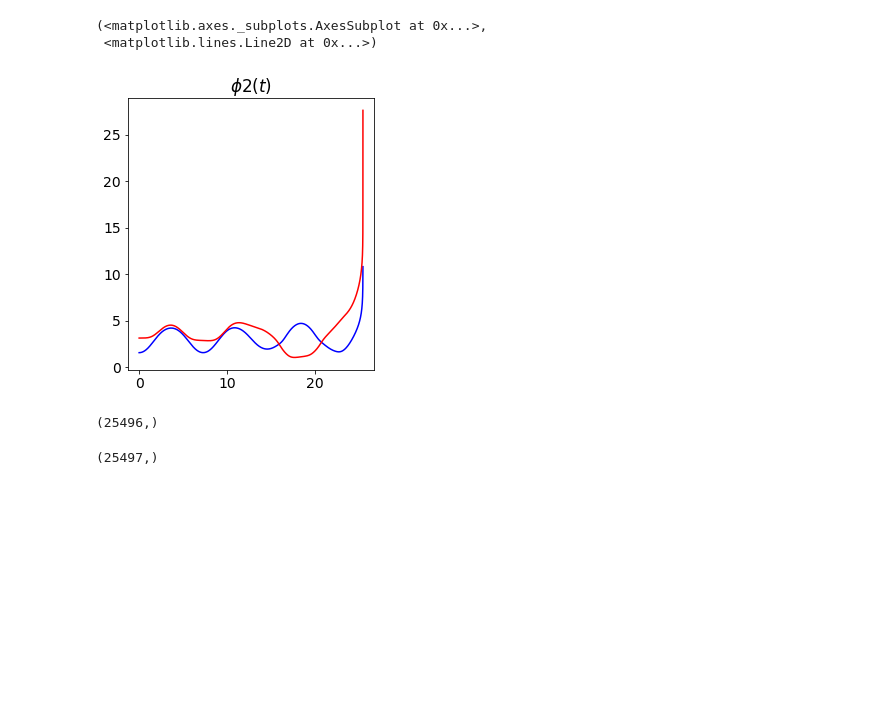
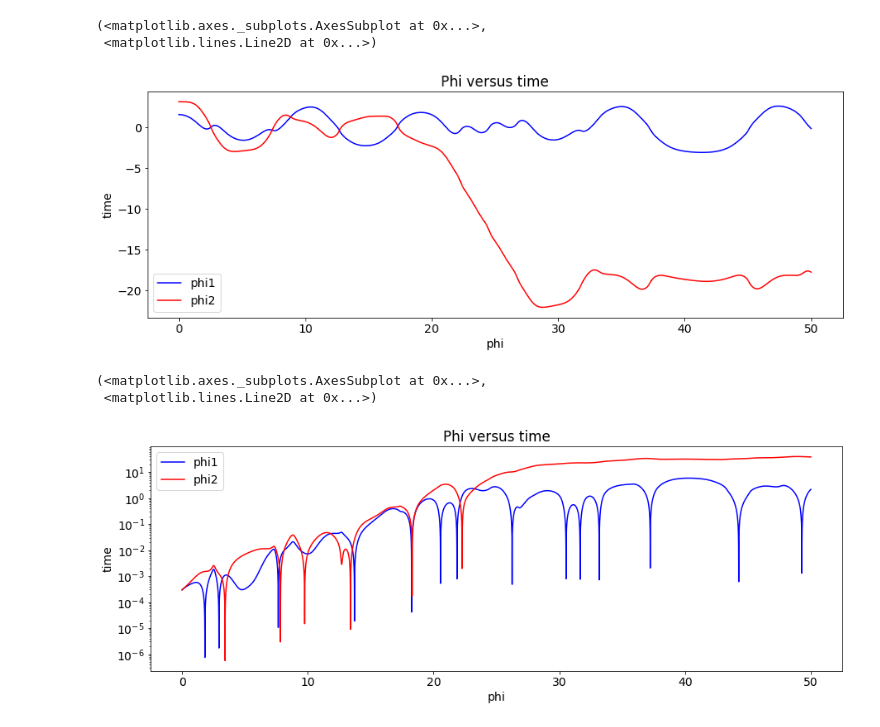
Before and after one commit to stamos12/5300_final, a Jupyter notebook: Double (And More) Pendulum.ipynb, the cells around one changed output. Saved outputs shown, nothing was run; the diff lists cells and outputs as text; code cells hidden in the pictures; blank space fills up the shorter version.

```diff
--- a/Double (And More) Pendulum.ipynb
+++ b/Double (And More) Pendulum.ipynb
@@ -38,37 +39,45 @@ class LagrangianPendulum():
         self.mass2 = mass2
 
     #numerator of the second derivative wrt time of phi1
+    #divided into parts
+    def num1a(self, h):
+        return(self.g*(2*self.mass+self.mass2)*np.sin(h))
+
+    def num1b(self, h, i, j,k):
+        return (self.g*self.mass2*np.sin(h-2*j))+(2*self.mass2*(self.L2*k**2 + self.L*i**2*np.cos(h-j))*np.sin(h-j))
+
+    def num1c(self):
+        return
+
     def num1(self, h, i, j, k): #h is the phi1, i is phi1_dot, j is phi2, and k is phi2_dot
 
-        return(self.g*(2*self.mass+self.mass2)*np.sin(h)+ \
-               self.g*self.mass2*np.sin(h-2*j)+ \
-               2*self.mass2*(self.L2*k**2 + self.L*i**2*np.cos(h-j))*np.sin(h-j))
+        return (self.num1a(h)+self.num1b(h,i,j,k))
 
     #denominator of the second derivative wrt time of phi1
     def den1(self, h, j):  #same h and j as above
 
-        return(1/(2*self.L*(self.mass + self.mass2 * np.sin(h-j)**2)))
+        return (-1/(2*self.L*(self.mass + self.mass2 * np.sin(h-j)**2)))
 
     #numerator of the second derivative wrt time of phi2
     def num2(self, h, i, j, k): #same as above
 
-        return(self.L*(self.mass + self.mass2)*i**2)+ (self.g*(self.mass + self.mass2)*np.cos(h))+ \
-              (self.L2 * self.mass2*k**2*np.cos(h-j)*np.sin(h-j))
+        return ((self.L*(self.mass + self.mass2)*i**2)+ (self.g*(self.mass + self.mass2)*np.cos(h))+ \
+              (self.L2 * self.mass2*k**2*np.cos(h-j)))*np.sin(h-j)
 
     #denominator of the secon derivative wrt time of phi2
     def den2(self, h, j): #same as above
 
-        return(1/(self.L2*(self.mass+self.mass2*np.sin(h-j)**2)))
+        return (1/(self.L2*(self.mass+self.mass2*np.sin(h-j)**2)))
 
     #num1 divided by den1
     def ratio1(self, h, i, j, k): #same variables as above, ratio of num1 to den1
 
-        return(self.num1(h, i, j, k) *self.den1(h, j))
+        return (self.num1(h, i, j, k) *self.den1(h, j))
 
     #num2 divided by den2
     def ratio2(self, h, i, j, k): #same variables as above, ratio fo num2 to den2
 
-        return(self.num2(h, i, j, k) * self.den2(h, j))
+        return (self.num2(h, i, j, k) * self.den2(h, j))
 
     def dy_dt(self, t, y):
         """
@@ -159,40 +168,31 @@ p1 = LagrangianPendulum(L=L, g=g, mass=mass, mass2 = mass2, L2 = L2)
 # %%
 # both plots: same initial conditions
 phi_0 = (0.5)*np.pi
 phi_dot_0 = 0.
 phi2_0 = (1.)*np.pi
 phi_dot2_0 = 0.
 phi, phi_dot, phi2, phi2_dot = p1.solve_ode(t_pts, phi_0, phi_dot_0, phi2_0, phi_dot2_0)
 
 
 # start the plot!
 fig = plt.figure(figsize=(15,5))
 
 # first plot: phi plot
-ax_a = fig.add_subplot(1,3,1)
+ax_a = fig.add_subplot(1,1,1)
 
 start, stop = start_stop_indices(t_pts, t_start, t_end)
 plot_y_vs_x(t_pts[start:stop], phi[start:stop],
-            axis_labels=None,
+            axis_labels=('phi', 'time'),
             color='blue',
-            label=None,
-            title=r'$\phi(t)$',
+            label= 'phi1',
+            title=r'Phi versus time',
             ax=ax_a)
 plot_y_vs_x(t_pts[start:stop], phi2[start:stop],
             axis_labels=None,
             color='red',
-            label=None,
-            title=r'$\phi2(t)$',
+            label='phi2',
             ax=ax_a)
 # %% [output]
 (<matplotlib.axes._subplots.AxesSubplot at 0x...>,
  <matplotlib.lines.Line2D at 0x...>)
-[figure, old version]
+[figure, new version]
-# %%
-phi.shape
-# %% [output]
-(25496,)
-# %%
-print(t_pts.shape)
-# %% [output]
-(25497,)
@@ -198,0 +207,25 @@ print(t_pts.shape)
+# %%
+fig2 = plt.figure(figsize=(15,5))
+
+# first plot: phi plot
+ax_b = fig2.add_subplot(1,1,1)
+
+phi_diff1 = np.absolute(phiC-phi)
+phi_diff2 = np.absolute(phi2C-phi2)
+
+start, stop = start_stop_indices(t_pts, t_start, t_end)
+plot_y_vs_x(t_pts[start:stop], phi_diff1[start:stop],
+            axis_labels=('phi', 'time'),
+            color='blue',
+            label= 'phi1',
+            title=r'Phi versus time',
+            ax=ax_b, semilogy = True)
+plot_y_vs_x(t_pts[start:stop], phi_diff2[start:stop],
+            axis_labels=None,
+            color='red',
+            label='phi2',
+            ax=ax_b, semilogy = True)
+# %% [output]
+(<matplotlib.axes._subplots.AxesSubplot at 0x...>,
+ <matplotlib.lines.Line2D at 0x...>)
+[figure, added]
```
Also changed, not shown: parts of 2 cells of this notebook.
